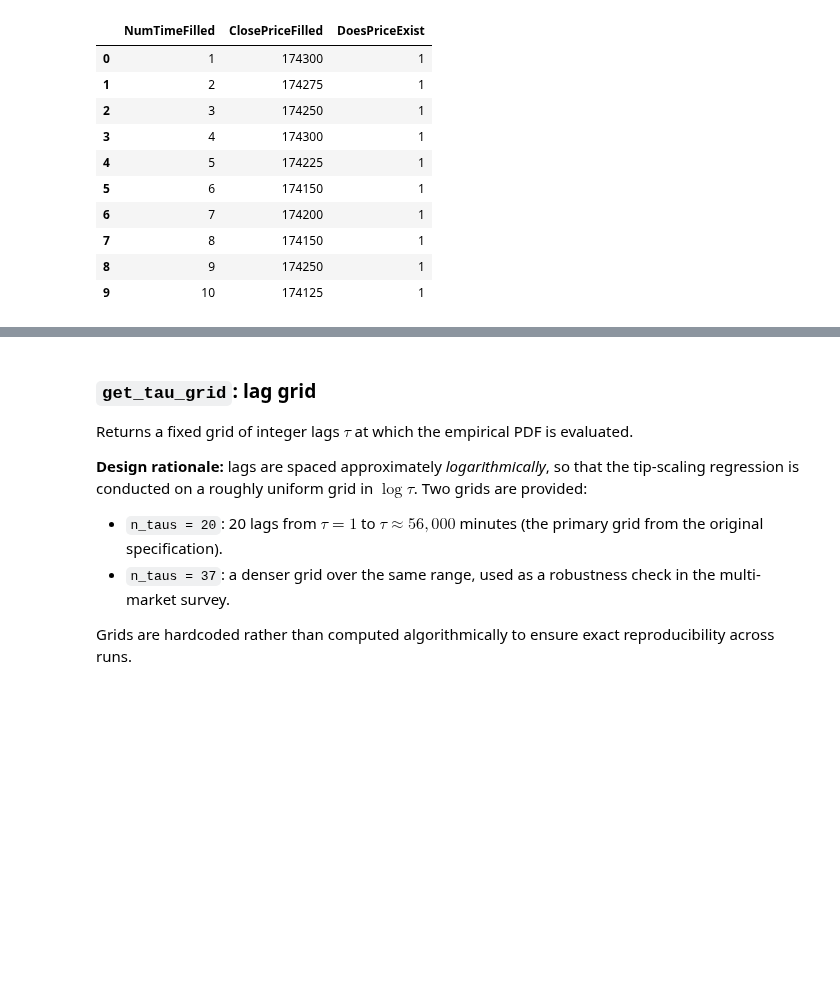
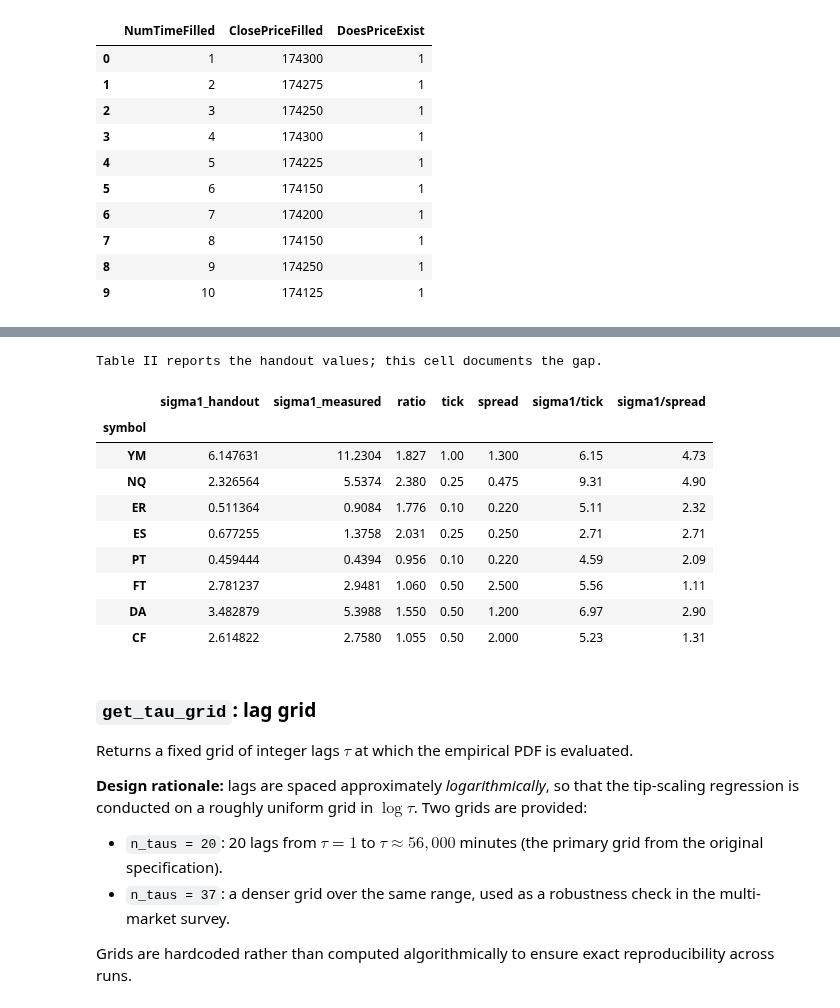
Before and after one commit to davinhpqiu/Levy-Scaling-Project, a Jupyter notebook: notebook/Project.ipynb, the cells around one changed output, grey strips where cells are left out. Saved outputs shown, nothing was run; the diff lists cells and outputs as text; code cells hidden in the pictures; blank space fills up the shorter version.

```diff
--- a/notebook/Project.ipynb
+++ b/notebook/Project.ipynb
@@ -394,3 +453,45 @@ filled_df.head(10)
+# %%
+# --- Verification: sigma_1 provenance -------------------------------------
+# sigma_1 in MARKETS is taken from the course handout. Measure it from the
+# gap-filled series so Table II is auditable. Gap-filling injects zero
+# increments, so the measured value is expected to sit below the handout
+# value, most for the markets with the highest fill rates.
+
+sigma_check_rows = []
+
+for sym, cfg in MARKETS.items():
+    df_m = load_market_data(DATA_DIR, cfg)
+    filled_m = fill_missing_minutes(df_m)
+    d1 = np.diff(filled_m["ClosePriceFilled"].to_numpy(dtype=float))
+
+    sigma_measured = float(np.std(d1, ddof=1)) / cfg.multiplier   # native points
+
+    sigma_check_rows.append({
+        "symbol":          sym,
+        "sigma1_handout":  cfg.sigma1,
+        "sigma1_measured": round(sigma_measured, 4),
+        "ratio":           round(sigma_measured / cfg.sigma1, 3),
+        "tick":            cfg.tick,
+        "spread":          cfg.ask_bid,
+        "sigma1/tick":     round(cfg.sigma1 / cfg.tick, 2),
+        "sigma1/spread":   round(cfg.sigma1 / cfg.ask_bid, 2),
+    })
+
+sigma_check_df = pd.DataFrame(sigma_check_rows).set_index("symbol")
+print("Table II reports the handout values; this cell documents the gap.")
+sigma_check_df
+# %% [output]
+Table II reports the handout values; this cell documents the gap.
+|  | sigma1_handout | sigma1_measured | ratio | tick | spread | sigma1/tick | sigma1/spread |
+| symbol |  |  |  |  |  |  |  |
+| YM | 6.147631 | 11.2304 | 1.827 | 1.00 | 1.300 | 6.15 | 4.73 |
+| NQ | 2.326564 | 5.5374 | 2.380 | 0.25 | 0.475 | 9.31 | 4.90 |
+| ER | 0.511364 | 0.9084 | 1.776 | 0.10 | 0.220 | 5.11 | 2.32 |
+| ES | 0.677255 | 1.3758 | 2.031 | 0.25 | 0.250 | 2.71 | 2.71 |
+| PT | 0.459444 | 0.4394 | 0.956 | 0.10 | 0.220 | 4.59 | 2.09 |
+| FT | 2.781237 | 2.9481 | 1.060 | 0.50 | 2.500 | 5.56 | 1.11 |
+| DA | 3.482879 | 5.3988 | 1.550 | 0.50 | 1.200 | 6.97 | 2.90 |
+| CF | 2.614822 | 2.7580 | 1.055 | 0.50 | 2.000 | 5.23 | 1.31 |
 # %% [markdown]
 ### `get_tau_grid`: lag grid
 
```
Also changed, not shown: parts of 37 cells of this notebook, 3 other files.
